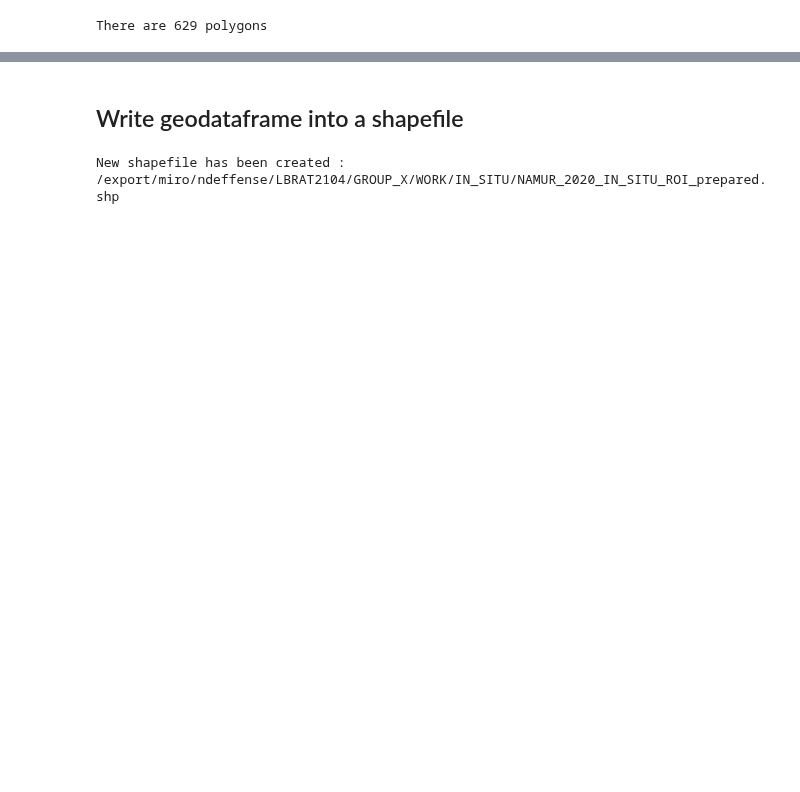
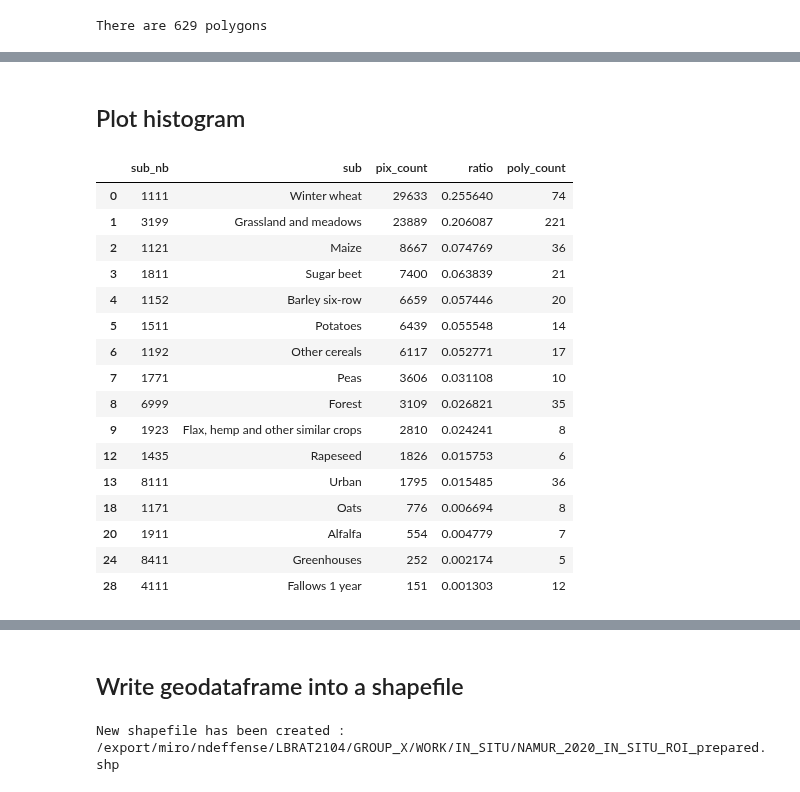
Before and after one commit to nicolasdeffense/eo-toolbox, a Jupyter notebook: notebooks/7_Classification/in_situ_preparation.ipynb, the cells around one changed output, grey strips where cells are left out. Drawn from its saved outputs; the diff is of its cells as text; code cells hidden in the pictures; blank space fills up the shorter version.

```diff
--- a/notebooks/7_Classification/in_situ_preparation.ipynb
+++ b/notebooks/7_Classification/in_situ_preparation.ipynb
@@ -198,0 +254,16 @@ There are 629 polygons
+# %%
+list_all_classes             = set(pix_poly_per_class_df[field_classif_code].values)
+list_under_represented_class = set(pix_poly_per_class_df.loc[(pix_poly_per_class_df['ratio'] < pix_ratio_min) | (pix_poly_per_class_df['poly_count'] < poly_min)][field_classif_code].values)
+list_unwanted_class          = {0, 1992}
+
+list_well_represented_class = set(list_all_classes - list_under_represented_class - list_unwanted_class)
+
+print(f'---> {len(list_well_represented_class)} well-represented classes (>= {pix_ratio_min}% & >= {poly_min} polygons) :\n {list_well_represented_class}')
+print(f'---> {len(list_under_represented_class)} under-represented classes (< {pix_ratio_min}% & < {poly_min} polygons) :\n {list_under_represented_class}')
+print(f'---> {len(list_unwanted_class)} unwanted classes :\n {list_unwanted_class}')
+
+gdf = gdf.loc[gdf[field_classif_code].isin(list_well_represented_class)]
+
+display(gdf.head())
+
+print(f'There are {len(gdf)} polygons from well-represented classes.')
@@ -198,0 +284,24 @@ There are 629 polygons
+# %% [markdown]
+## Plot histogram
+# %%
+df = pix_poly_per_class_df.loc[pix_poly_per_class_df[field_classif_code].isin(list_well_represented_class)]
+
+display(df)
+# %% [output]
+|  | sub_nb | sub | pix_count | ratio | poly_count |
+| 0 | 1111 | Winter wheat | 29633 | 0.255640 | 74 |
+| 1 | 3199 | Grassland and meadows | 23889 | 0.206087 | 221 |
+| 2 | 1121 | Maize | 8667 | 0.074769 | 36 |
+| 3 | 1811 | Sugar beet | 7400 | 0.063839 | 21 |
+| 4 | 1152 | Barley six-row | 6659 | 0.057446 | 20 |
+| 5 | 1511 | Potatoes | 6439 | 0.055548 | 14 |
+| 6 | 1192 | Other cereals | 6117 | 0.052771 | 17 |
+| 7 | 1771 | Peas | 3606 | 0.031108 | 10 |
+| 8 | 6999 | Forest | 3109 | 0.026821 | 35 |
+| 9 | 1923 | Flax, hemp and other similar crops | 2810 | 0.024241 | 8 |
+| 12 | 1435 | Rapeseed | 1826 | 0.015753 | 6 |
+| 13 | 8111 | Urban | 1795 | 0.015485 | 36 |
+| 18 | 1171 | Oats | 776 | 0.006694 | 8 |
+| 20 | 1911 | Alfalfa | 554 | 0.004779 | 7 |
+| 24 | 8411 | Greenhouses | 252 | 0.002174 | 5 |
+| 28 | 4111 | Fallows 1 year | 151 | 0.001303 | 12 |
```
Also changed, not shown: parts of 16 cells of this notebook, 10 other files.
